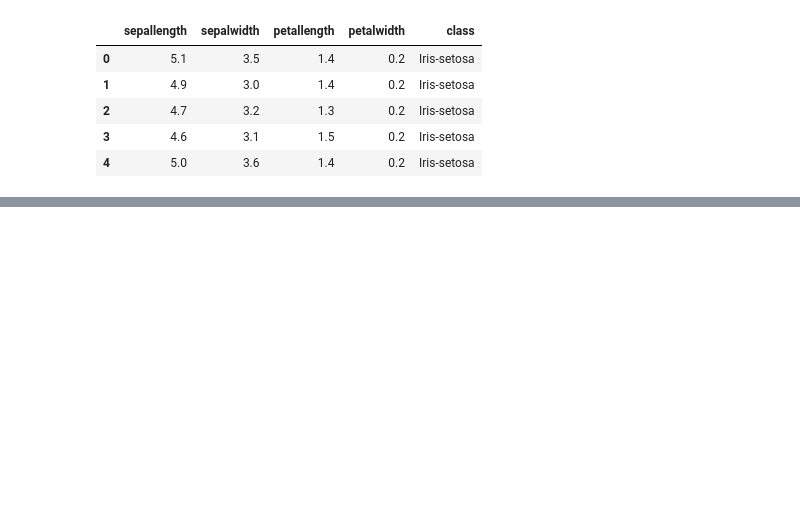
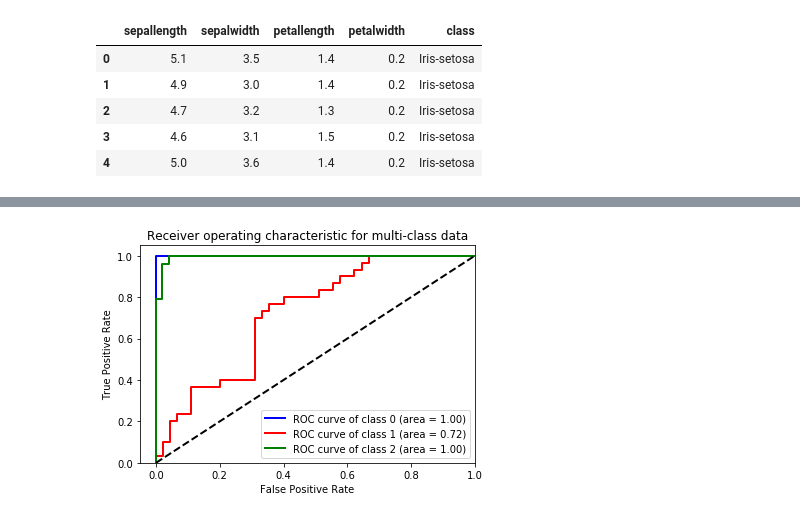
Before and after one commit to okabamac/ML_Assignment, a Jupyter notebook: assignment.ipynb, the cells around one changed output, grey strips where cells are left out. Drawn from its saved outputs; the diff is of its cells as text; code cells hidden in the pictures; blank space fills up the shorter version.

```diff
--- a/assignment.ipynb
+++ b/assignment.ipynb
@@ -367,0 +248,36 @@ NameError: name 'model' is not defined
+# %%
+iris = datasets.load_iris()
+X = iris.data
+y = iris.target
+
+# Binarize the output
+y = label_binarize(y, classes=[0, 1, 2])
+n_classes = y.shape[1]
+
+X_train, X_test, y_train, y_test = train_test_split(X, y, test_size=.5, random_state=0)
+
+classifier = OneVsRestClassifier(svm.SVC(kernel='linear', probability=True,
+                                 random_state=0))
+y_score = classifier.fit(X_train, y_train).decision_function(X_test)
+
+fpr = dict()
+tpr = dict()
+roc_auc = dict()
+for i in range(n_classes):
+    fpr[i], tpr[i], _ = roc_curve(y_test[:, i], y_score[:, i])
+    roc_auc[i] = auc(fpr[i], tpr[i])
+colors = cycle(['blue', 'red', 'green'])
+for i, color in zip(range(n_classes), colors):
+    plt.plot(fpr[i], tpr[i], color=color, lw=lw,
+             label='ROC curve of class {0} (area = {1:0.2f})'
+             ''.format(i, roc_auc[i]))
+plt.plot([0, 1], [0, 1], 'k--', lw=lw)
+plt.xlim([-0.05, 1.0])
+plt.ylim([0.0, 1.05])
+plt.xlabel('False Positive Rate')
+plt.ylabel('True Positive Rate')
+plt.title('Receiver operating characteristic for multi-class data')
+plt.legend(loc="lower right")
+plt.show()
+# %% [output]
+[figure, added]
```
Also changed, not shown: parts of 66 cells of this notebook, 2 other files.
